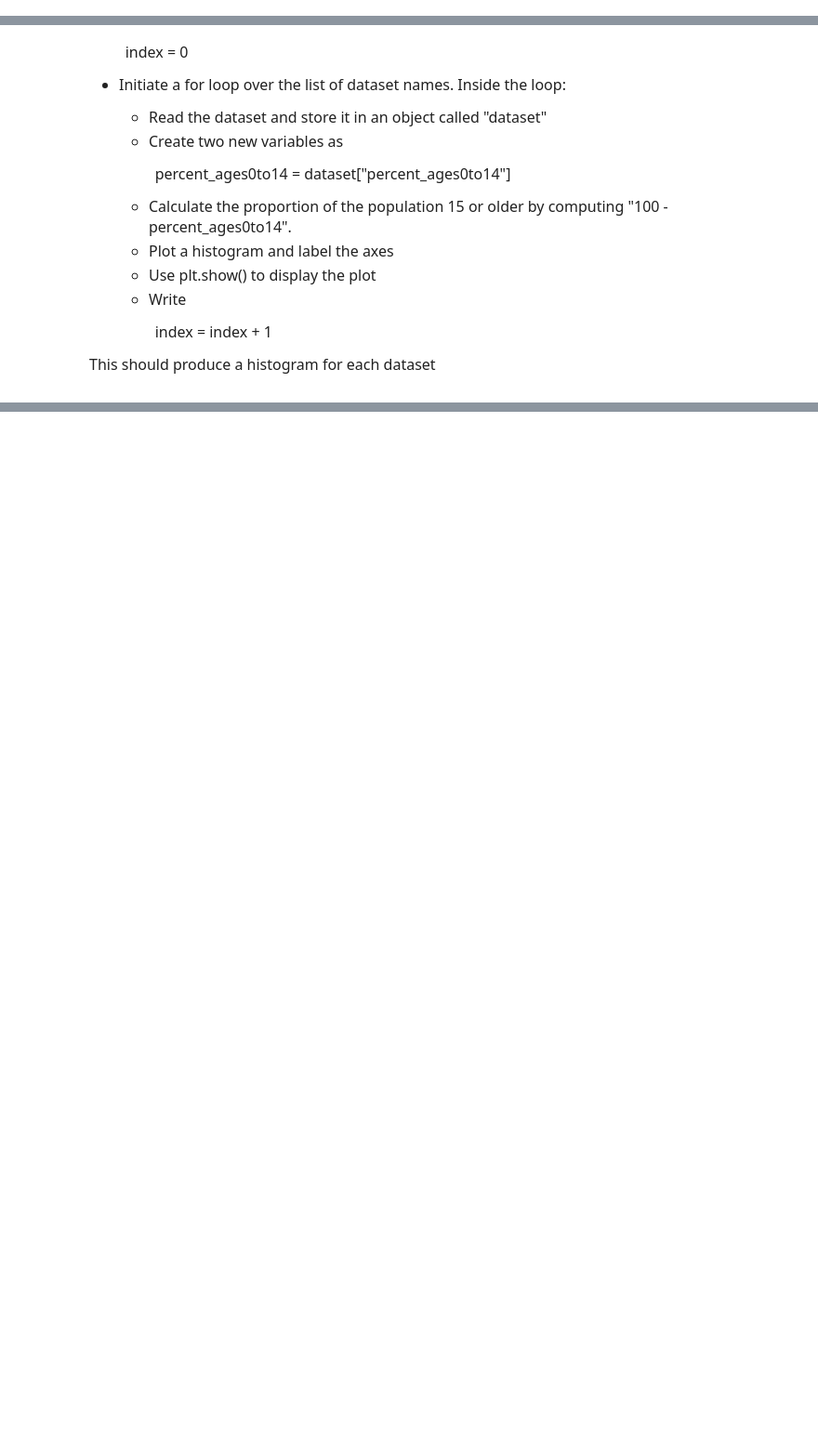
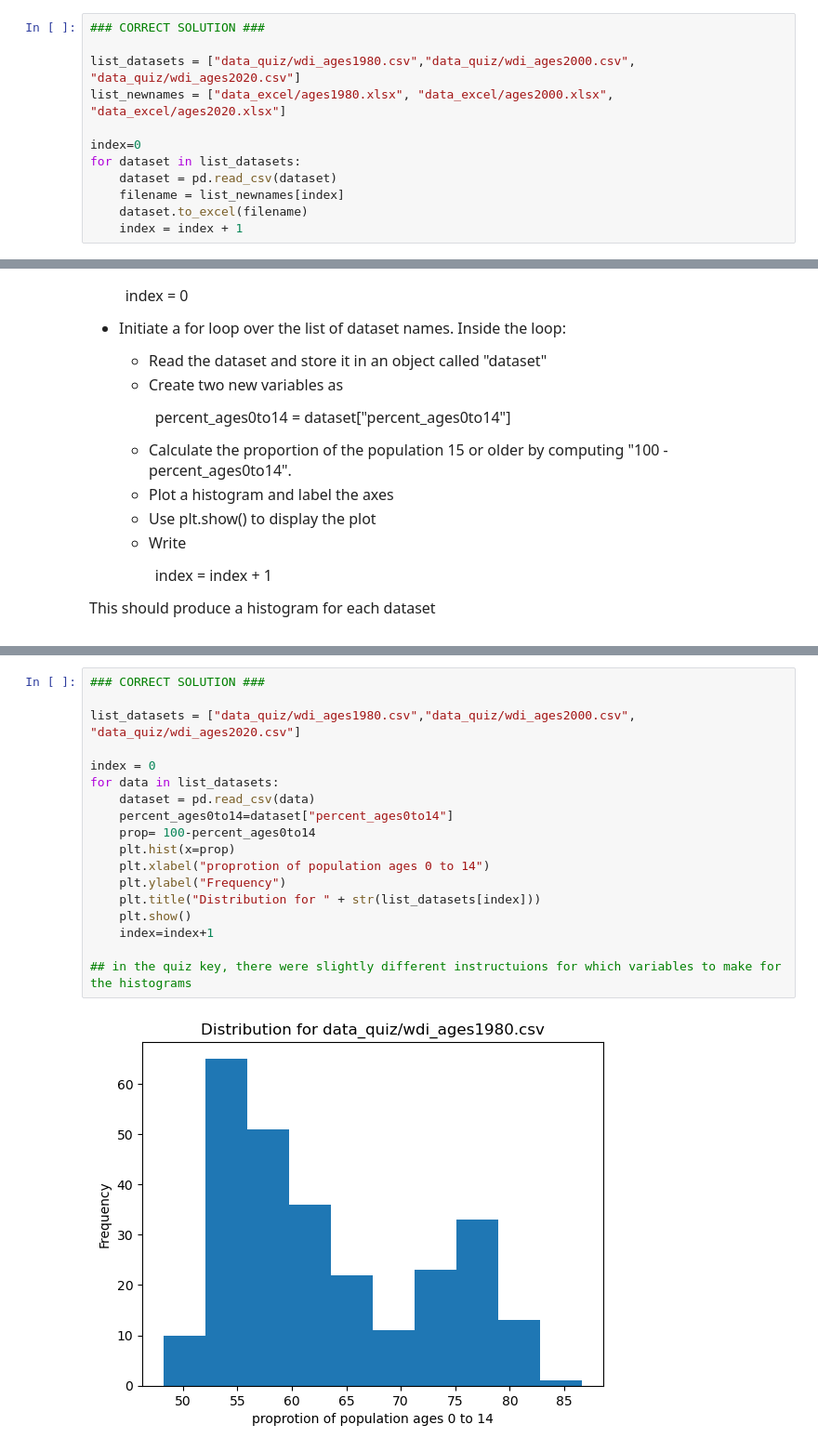
Before and after one commit to JE-lecture-notes/qtm151f_fall_2023, a Jupyter notebook: quizzes/quiz1/quiz1.LJP.ipynb, the cells around one changed output, grey strips where cells are left out. Shown at 93% size. Saved outputs shown, nothing was run; the diff lists cells and outputs as text; blank space fills up the shorter version.

```diff
--- a/quizzes/quiz1/quiz1.LJP.ipynb
+++ b/quizzes/quiz1/quiz1.LJP.ipynb
@@ -182,5 +213,17 @@ for dataset in list_csv:
 # %% [output]
 FileNotFoundError: [Errno 2] No such file or directory: 'data_quiz/wdi_agedist_1980.csv'
+# %%
+### CORRECT SOLUTION ###
+
+list_datasets = ["data_quiz/wdi_ages1980.csv","data_quiz/wdi_ages2000.csv", "data_quiz/wdi_ages2020.csv"]
+list_newnames = ["data_excel/ages1980.xlsx", "data_excel/ages2000.xlsx", "data_excel/ages2020.xlsx"]
+
+index=0
+for dataset in list_datasets:
+    dataset = pd.read_csv(dataset)
+    filename = list_newnames[index]
+    dataset.to_excel(filename)
+    index = index + 1
 # %% [markdown]
 <font size = "5">
 
@@ -227,3 +270,23 @@ for dataset in list_csv:
 [figure]
 [figure]
 [figure]
+# %%
+### CORRECT SOLUTION ###
+
+list_datasets = ["data_quiz/wdi_ages1980.csv","data_quiz/wdi_ages2000.csv", "data_quiz/wdi_ages2020.csv"]
+
+index = 0
+for data in list_datasets:
+    dataset = pd.read_csv(data)
+    percent_ages0to14=dataset["percent_ages0to14"]
+    prop= 100-percent_ages0to14
+    plt.hist(x=prop)
+    plt.xlabel("proprotion of population ages 0 to 14")
+    plt.ylabel("Frequency")
+    plt.title("Distribution for " + str(list_datasets[index]))
+    plt.show()
+    index=index+1
+
+## in the quiz key, there were slightly different instructuions for which variables to make for the histograms
+# %% [output]
+[figure, added]
```
Also changed, not shown: parts of 8 cells of this notebook, 18 other files.
